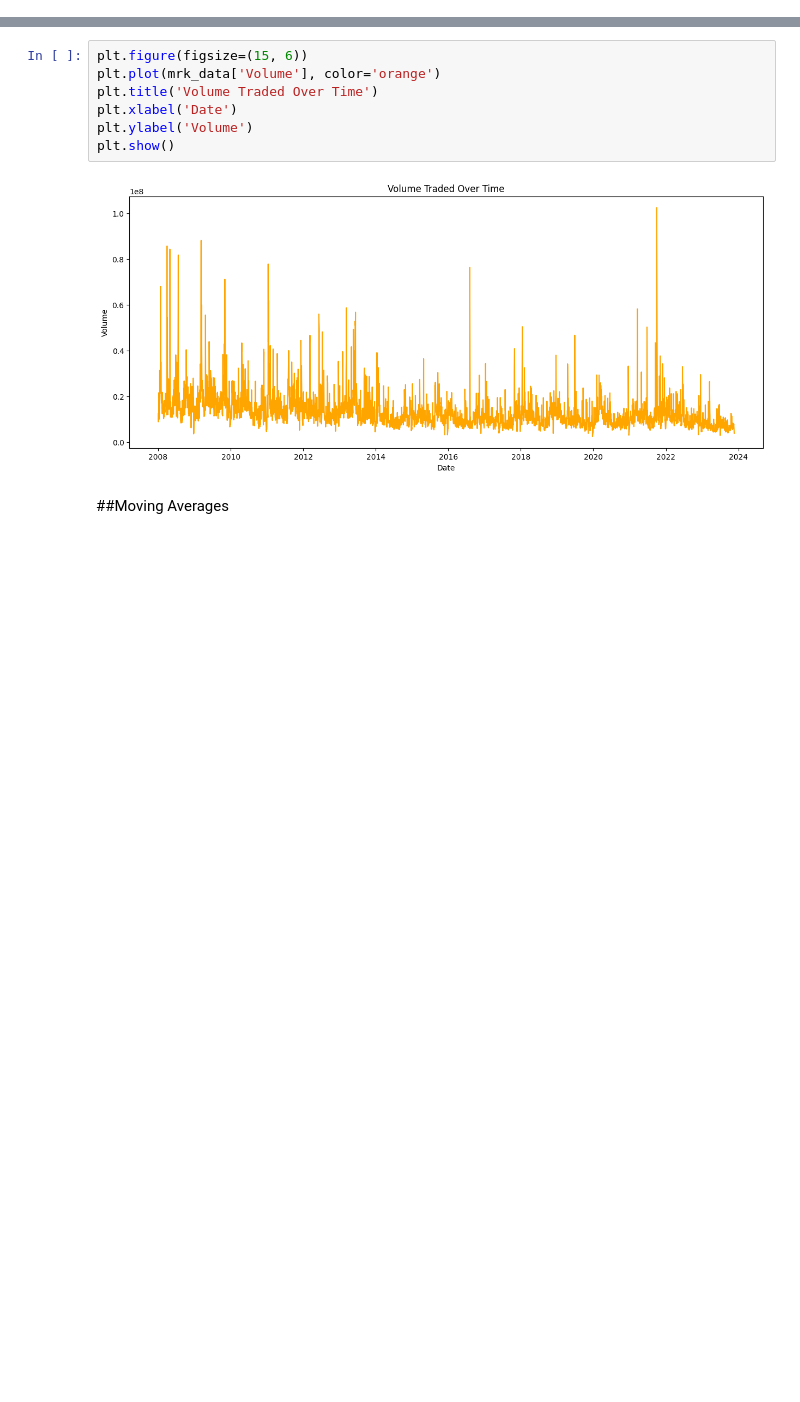
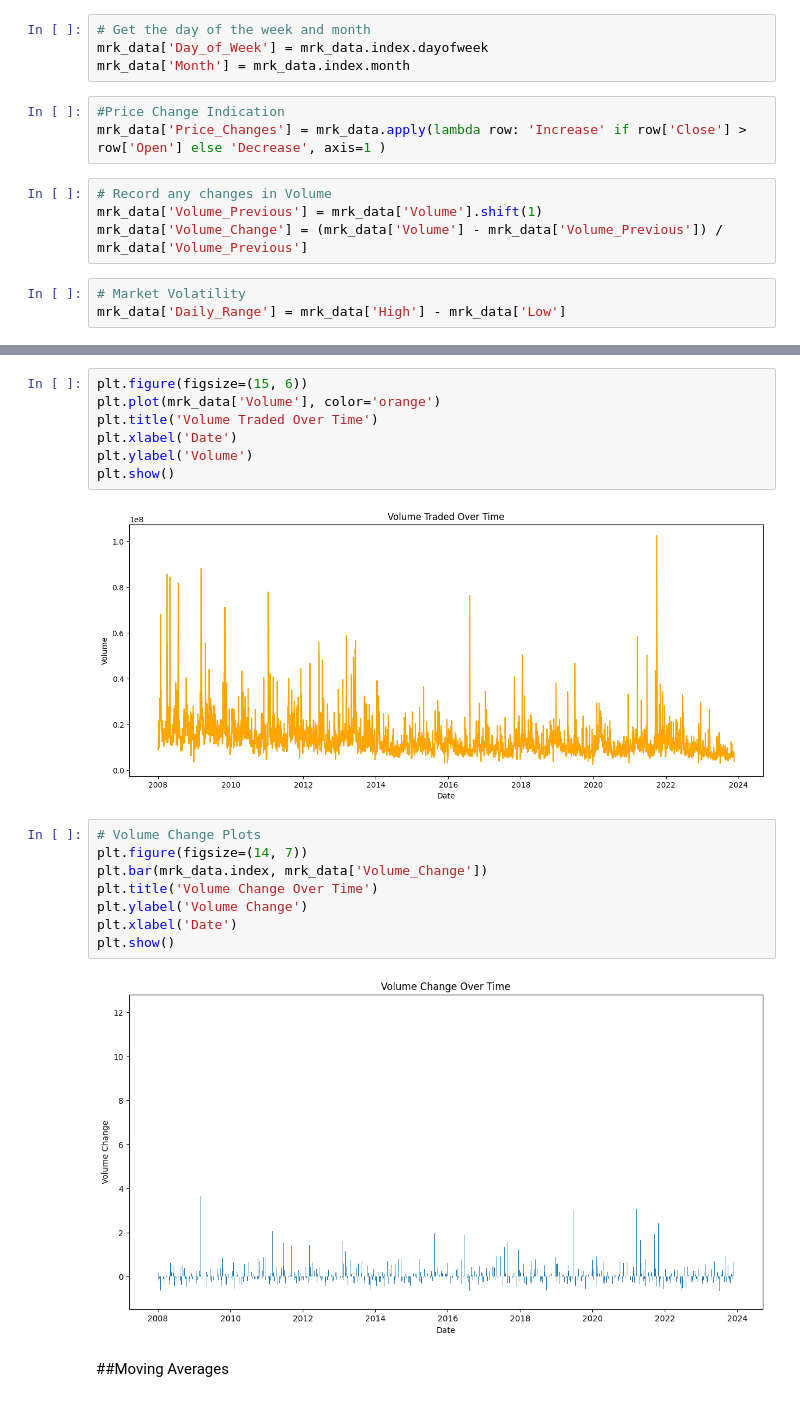
Before and after one commit to jmmzhng-pro/DSCI_631_Project, a Jupyter notebook: Data_Acquisition_and_EDA_for_Stocks,_S_&_P_500.ipynb, the cells around one changed output, grey strips where cells are left out. Drawn from its saved outputs; the diff is of its cells as text; blank space fills up the shorter version.

```diff
--- a/Data_Acquisition_and_EDA_for_Stocks,_S_&_P_500.ipynb
+++ b/Data_Acquisition_and_EDA_for_Stocks,_S_&_P_500.ipynb
@@ -96,3 +102,17 @@ Date
+# %%
+# Get the day of the week and month
+mrk_data['Day_of_Week'] = mrk_data.index.dayofweek
+mrk_data['Month'] = mrk_data.index.month
+# %%
+#Price Change Indication
+mrk_data['Price_Changes'] = mrk_data.apply(lambda row: 'Increase' if row['Close'] > row['Open'] else 'Decrease', axis=1 )
+# %%
+# Record any changes in Volume
+mrk_data['Volume_Previous'] = mrk_data['Volume'].shift(1)
+mrk_data['Volume_Change'] = (mrk_data['Volume'] - mrk_data['Volume_Previous']) / mrk_data['Volume_Previous']
+# %%
+# Market Volatility
+mrk_data['Daily_Range'] = mrk_data['High'] - mrk_data['Low']
 # %%
 import pandas as pd
 import logging
@@ -276,6 +296,16 @@ plt.ylabel('Volume')
 plt.show()
 # %% [output]
 [figure]
+# %%
+# Volume Change Plots
+plt.figure(figsize=(14, 7))
+plt.bar(mrk_data.index, mrk_data['Volume_Change'])
+plt.title('Volume Change Over Time')
+plt.ylabel('Volume Change')
+plt.xlabel('Date')
+plt.show()
+# %% [output]
+[figure, added]
 # %% [markdown]
 ##Moving Averages
 # %%
```
Also changed, not shown: parts of 6 cells of this notebook.
